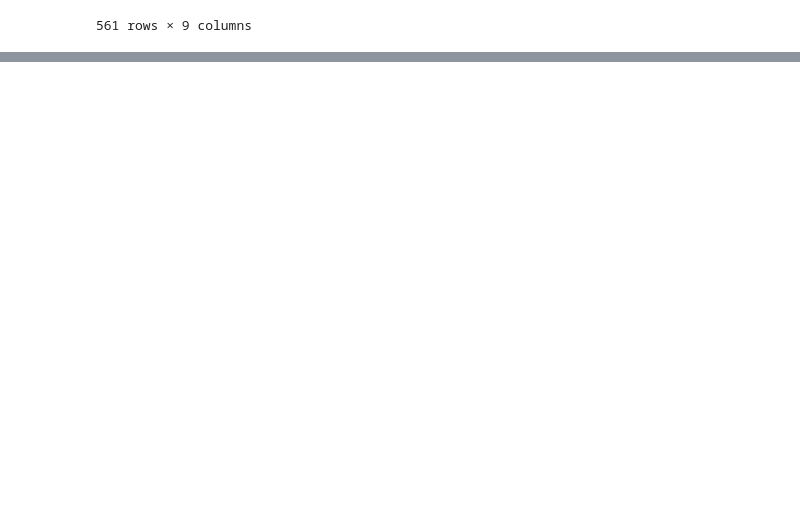
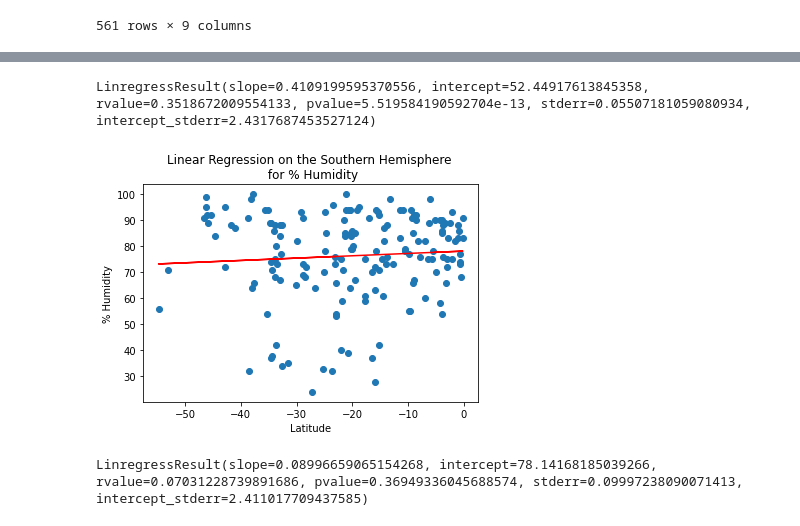
Before and after one commit to HollyESmith/World_Weather_Analysis, a Jupyter notebook: WeatherPy.ipynb, the cells around one changed output, grey strips where cells are left out. Cells and saved outputs as stored; diff of their text form; code cells hidden in the pictures; blank space fills up the shorter version.

```diff
--- a/WeatherPy.ipynb
+++ b/WeatherPy.ipynb
@@ -276,0 +392,22 @@ plt.show()
+# %%
+#Checking rvalue for Northern Hemisphere / Humidity
+# rvalue = 0.35; rvalue close to 1 shows strong correlation, close to 0 means no correlation
+linregress(x_values, y_values)
+# %% [output]
+LinregressResult(slope=0.4109199595370556, intercept=52.44917613845358, rvalue=0.3518672009554133, pvalue=5.519584190592704e-13, stderr=0.05507181059080934, intercept_stderr=2.4317687453527124)
+# %%
+# Linear regression on the Southern Hemisphere
+x_values = southern_hemi_df["Lat"]
+y_values = southern_hemi_df["Humidity"]
+# Call the function.
+plot_linear_regression(x_values, y_values,
+                       'Linear Regression on the Southern Hemisphere \n for % Humidity', '% Humidity',(-50,15))
+# %% [output]
+[figure, added]
+# %%
+#Checking rvalue for Southern Hemisphere / Humidity
+# The rvalue = .07 meaning no correlation
+
+linregress(x_values, y_values)
+# %% [output]
+LinregressResult(slope=0.08996659065154268, intercept=78.14168185039266, rvalue=0.07031228739891686, pvalue=0.36949336045688574, stderr=0.09997238090071413, intercept_stderr=2.411017709437585)
```
Also changed, not shown: parts of 29 cells of this notebook.
